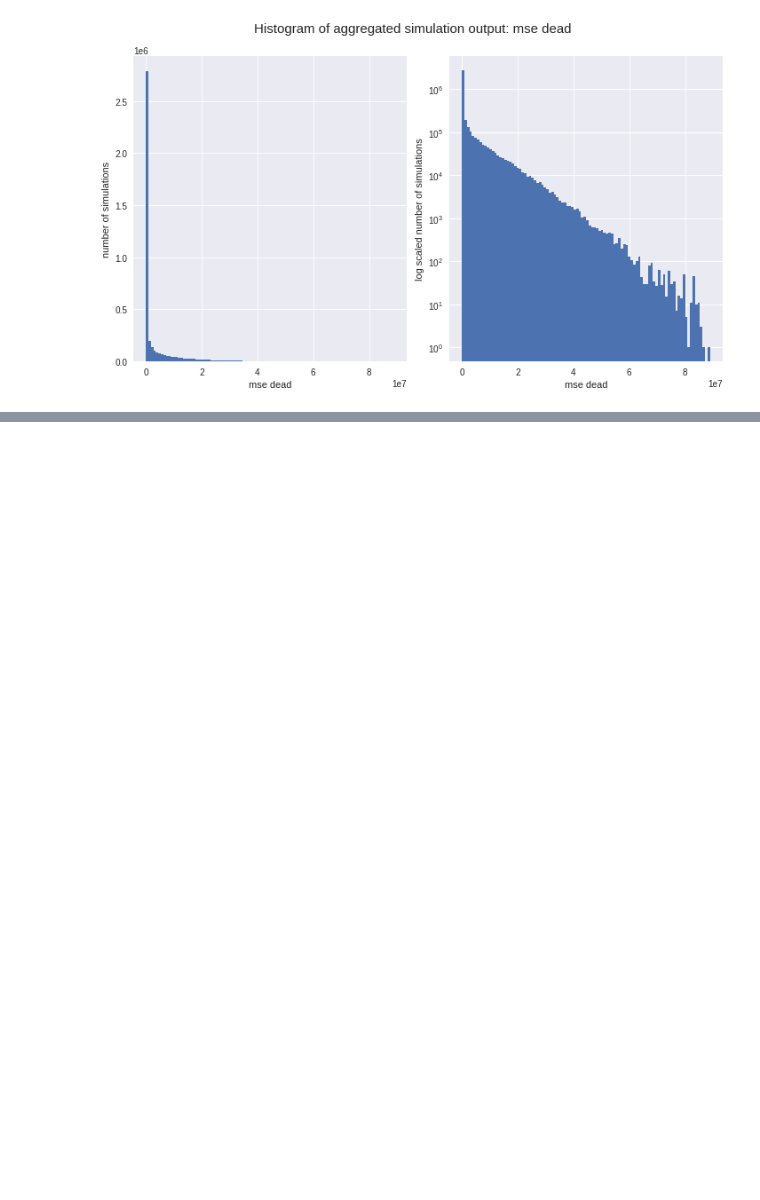
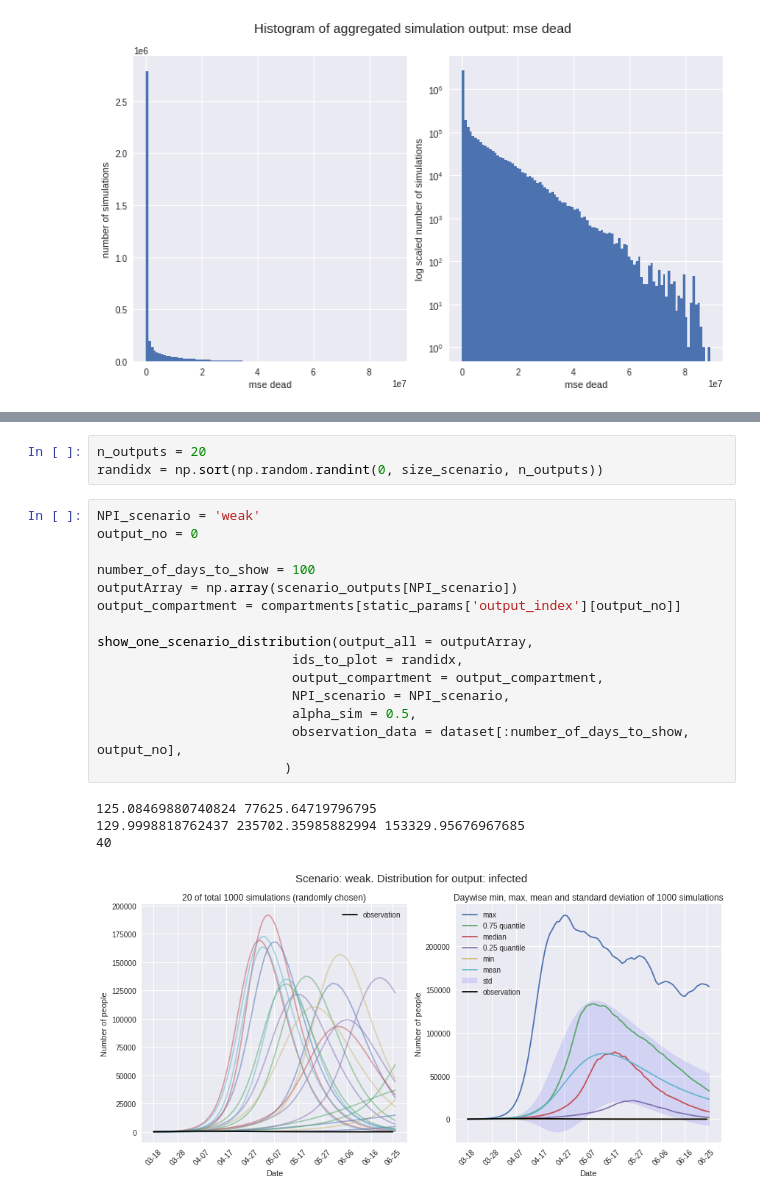
Before and after one commit to lelange/sensitivity_analysis, a Jupyter notebook: pycode/sensitivity_analysis/Uncertainty_Quantification.ipynb, the cells around one changed output, grey strips where cells are left out. Cells and saved outputs as stored; diff of their text form; blank space fills up the shorter version.

```diff
--- a/pycode/sensitivity_analysis/Uncertainty_Quantification.ipynb
+++ b/pycode/sensitivity_analysis/Uncertainty_Quantification.ipynb
@@ -669,0 +650,23 @@ show_one_scenario_distribution(output_all = outputArray + dataset[0, 1],
+# %%
+n_outputs = 20
+randidx = np.sort(np.random.randint(0, size_scenario, n_outputs))
+# %%
+NPI_scenario = 'weak'
+output_no = 0
+
+number_of_days_to_show = 100
+outputArray = np.array(scenario_outputs[NPI_scenario])
+output_compartment = compartments[static_params['output_index'][output_no]]
+
+show_one_scenario_distribution(output_all = outputArray,
+                         ids_to_plot = randidx,
+                         output_compartment = output_compartment,
+                         NPI_scenario = NPI_scenario,
+                         alpha_sim = 0.5,
+                         observation_data = dataset[:number_of_days_to_show, output_no],
+                        )
+# %% [output]
+125.08469880740824 77625.64719796795
+129.9998818762437 235702.35985882994 153329.95676967685
+40
+[figure, added]
```
Also changed, not shown: parts of 32 cells of this notebook.
